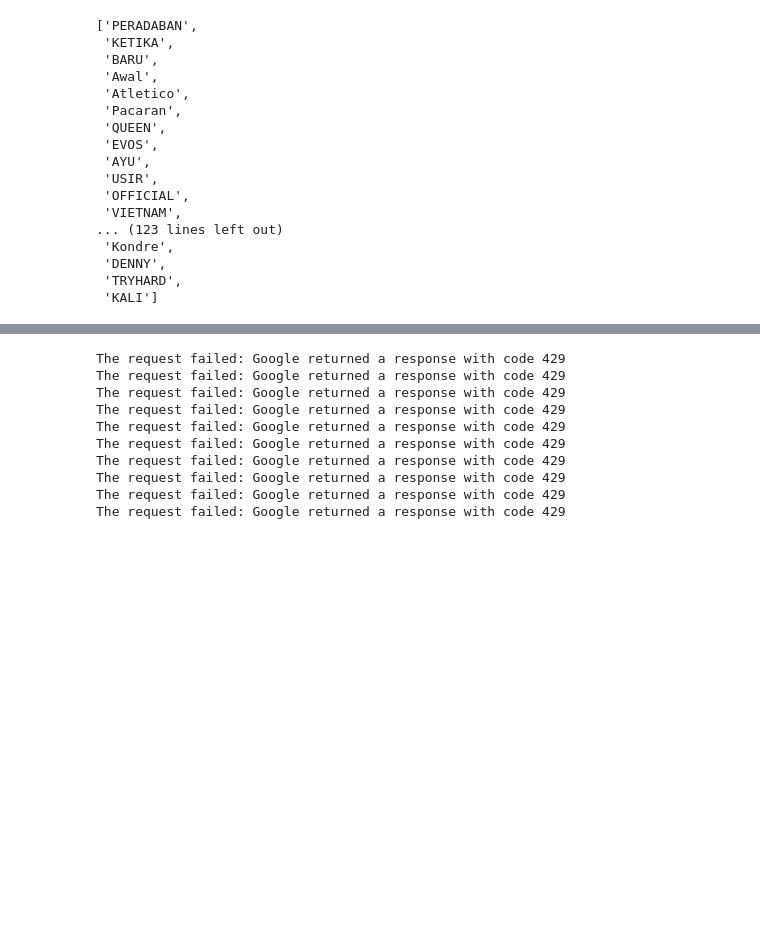
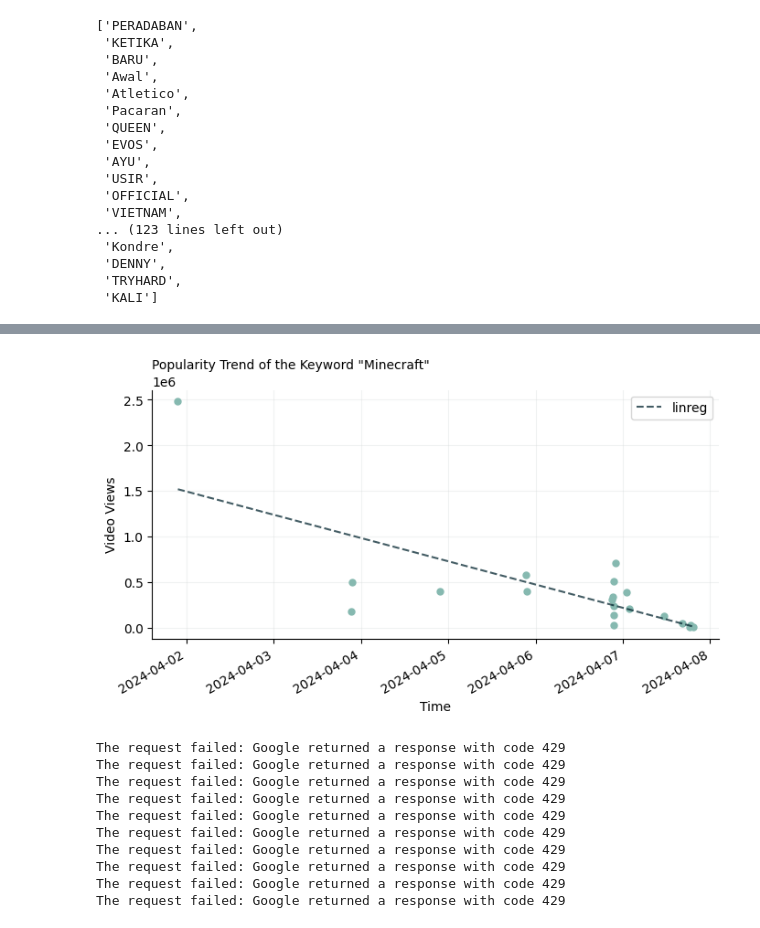
Before and after one commit to W-Edward/Youtube-Keyword-Popularity-Analyzer, a Jupyter notebook: Idea Generation/Youtube Daily Trending Keywords Analysis.ipynb, the cells around one changed output, grey strips where cells are left out. Cells and saved outputs as stored; diff of their text form; code cells hidden in the pictures; blank space fills up the shorter version.

```diff
--- a/Idea Generation/Youtube Daily Trending Keywords Analysis.ipynb
+++ b/Idea Generation/Youtube Daily Trending Keywords Analysis.ipynb
@@ -308,0 +353,33 @@ for i in range(len(sortedIndex)):
+# %%
+#Plot for Project 2.0, which relies solely on web-scraped data
+
+#Figure
+fig, ax = plt.subplots(figsize=(8,4))
+fig.patch.set_facecolor('white')
+
+#Linear Regression to show the trend (The gradient m is what determines which word is trending)
+df = pd.DataFrame({'time': listOfDates, 'count': listOfViews})
+df.time = pd.to_datetime(df.time)
+
+regr = LinearRegression()
+regr.fit(df.time.values.reshape(-1, 1), df['count'].values.reshape(-1, 1))
+
+# Make predictions using the testing set
+y_pred = regr.predict(df.time.values.astype(float).reshape(-1, 1))
+df['linreg'] = y_pred
+
+#Plot
+line1, = plt.plot(listOfDates, listOfViews, 'o', c='#86b9b0', markersize=5)
+df.plot(x='time', y='linreg', color='#042630', alpha=0.75, ls='--', ax=ax)
+
+#Labels and Axes
+x_ticks = np.arange(min(listOfDates), max(listOfDates), timedelta(days=1))
+plt.xlabel('Time')
+plt.ylabel('Video Views')
+plt.title(f'Popularity Trend of the Keyword "{listOfYoutubeWords[0]}"', loc='left', fontsize=10)
+plt.grid(alpha=0.3, c="#d0d6d6")
+ax.spines[['top', 'right']].set_visible(False)
+
+peak = listOfDates[np.argmax(listOfViews)].strftime("%Y-%m-%d %X")
+print(peak)
+# %% [output]
@@ -309,3 +387,4 @@ for i in range(len(sortedIndex)):
+[figure, added]
 # %%
 #Using Google trends, we can actually check whether or not the keyword is trending. If linear regression line gradient
 #is increasing or high, then it is more trending. This should be 75% of what decides a keyword to be trending
```
Also changed, not shown: parts of 5 cells of this notebook, 14 other files.
